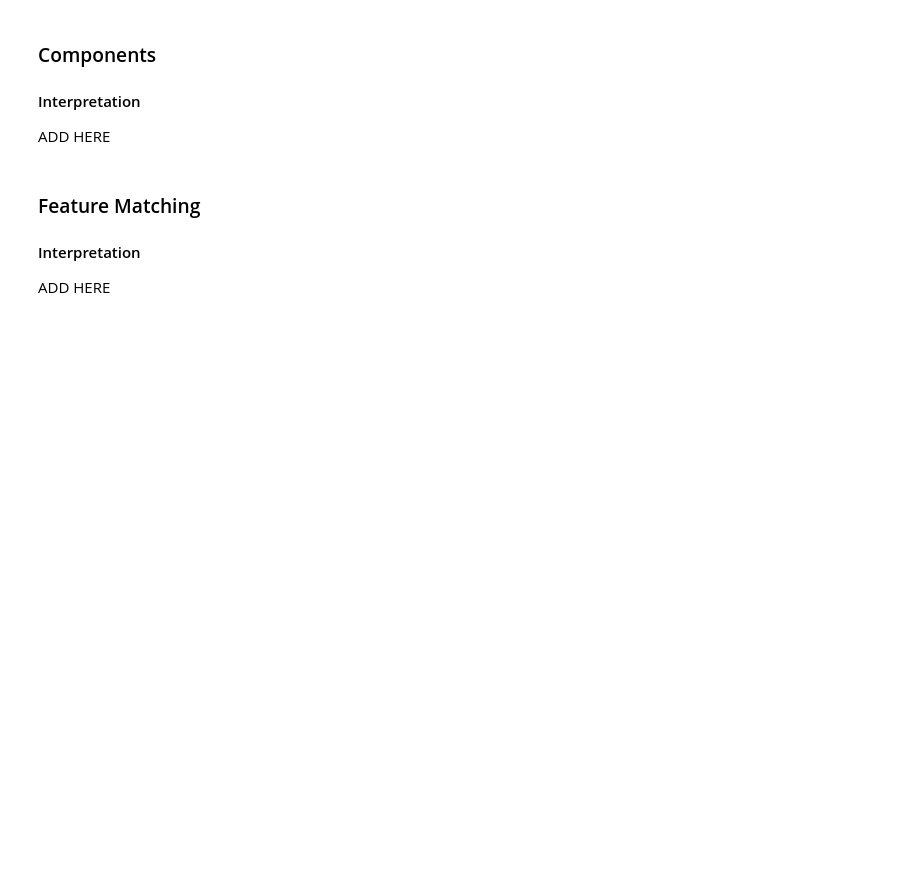
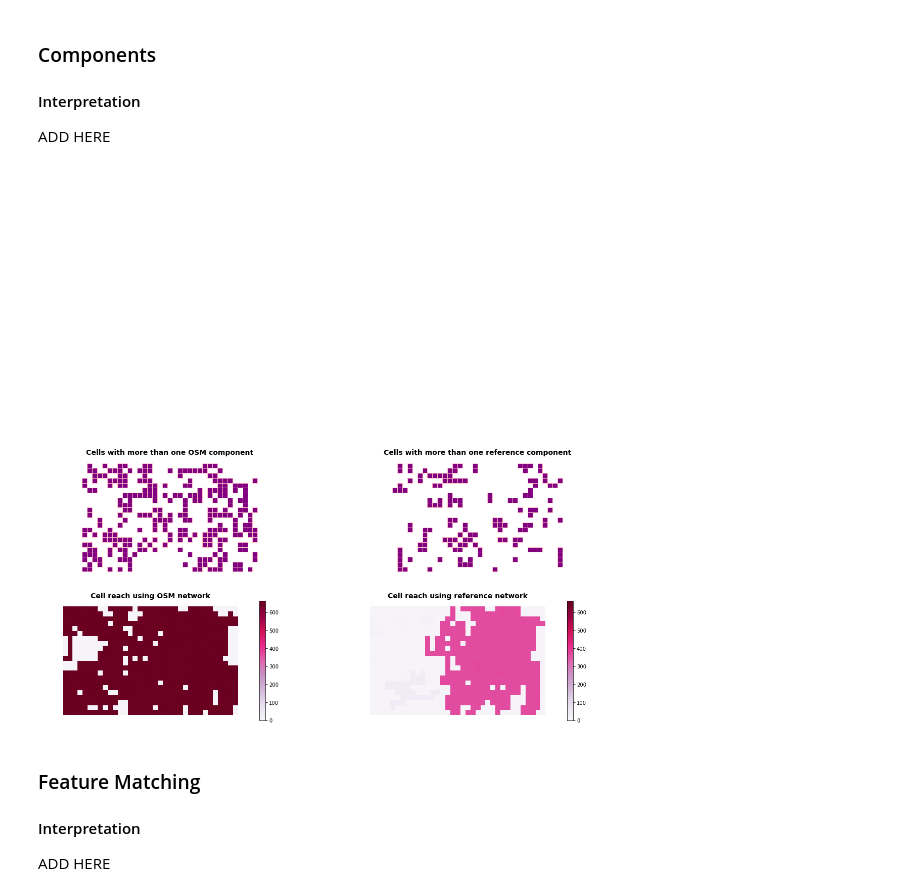
Before and after one commit to anerv/cycling_data_quality, a Jupyter notebook: scripts/03c_extrinsic_analysis_summary.ipynb, the cells around one changed output. Drawn from its saved outputs; the diff is of its cells as text; code cells hidden in the pictures; blank space fills up the shorter version.

```diff
--- a/scripts/03c_extrinsic_analysis_summary.ipynb
+++ b/scripts/03c_extrinsic_analysis_summary.ipynb
@@ -444,3 +457,66 @@ ADD HERE
+# %%
+# Plot all components
+
+# Plot component issues
+
+# Plot cells with more than one components
+
+# Plot cell reach
+fig_components, axes = plt.subplots(nrows=4, ncols=2, figsize=(20,20))
+
+axes = axes.flatten()
+
+plot_cols = ['','','','','component_ids_osm','component_ids_ref','cells_reached_osm','cells_reached_ref']
+
+plot_titles = [
+    'OSM components','Reference components',
+    'OSM component gaps', 'Reference component gaps',
+    'Cells with more than one OSM component','Cells with more than one reference component',
+    'Cell reach using OSM network', 'Cell reach using reference network'
+    ]
+
+for i, c in enumerate(plot_cols):
+    ax = axes[i]
+    ax.set_axis_off()
+
+    if i in [0,1]:
+
+        osm_components = ef.return_components(osm_simplified_graph)
+        print(f'The OSM network in the study area consists of {len(osm_components)} unconnected components.')
+
+        components_plot = ef.plot_components(osm_components)
+
+        ref_components = ef.return_components(ref_simplified_graph)
+        print(f'The reference network in the study area consists of {len(ref_components)} unconnected components.')
+
+        components_plot = ef.plot_components(ref_components)
+        # plot components
+        pass
+
+    elif i in [2,3]:
+
+        # plot component issues/gaps
+        pass
+    elif i in [4,5]:
+        # Plot cells with more than one component
+        grid.loc[grid[c].map(len) > 1].plot(ax=ax, edgecolor='pink', facecolor='purple')
+        ax.set_title(plot_titles[i],  {'fontsize': 14,'fontweight': 'bold'})
+
+    elif i in [6,7]:
+
+        if i == 6:
+            max_value = max(grid[c].max(),grid[plot_cols[i+1]].max())
+            min_value = min(grid[c].min(),grid[plot_cols[i+1]].min())
+
+        elif i == 7:
+            max_value = max(grid[c].max(),grid[plot_cols[i-1]].max())
+            min_value = min(grid[c].min(),grid[plot_cols[i-1]].min())
+
+        # TODO Create bins
+        grid.plot(column=c, ax=ax, cmap='PuRd', vmin=min_value, vmax=max_value, legend=True)
+        ax.set_title(plot_titles[i],  {'fontsize': 14,'fontweight': 'bold'})
+# %% [output]
+[figure, added]
 # %%
 def plot_components(components):
 
```
Also changed, not shown: parts of 14 cells of this notebook.
